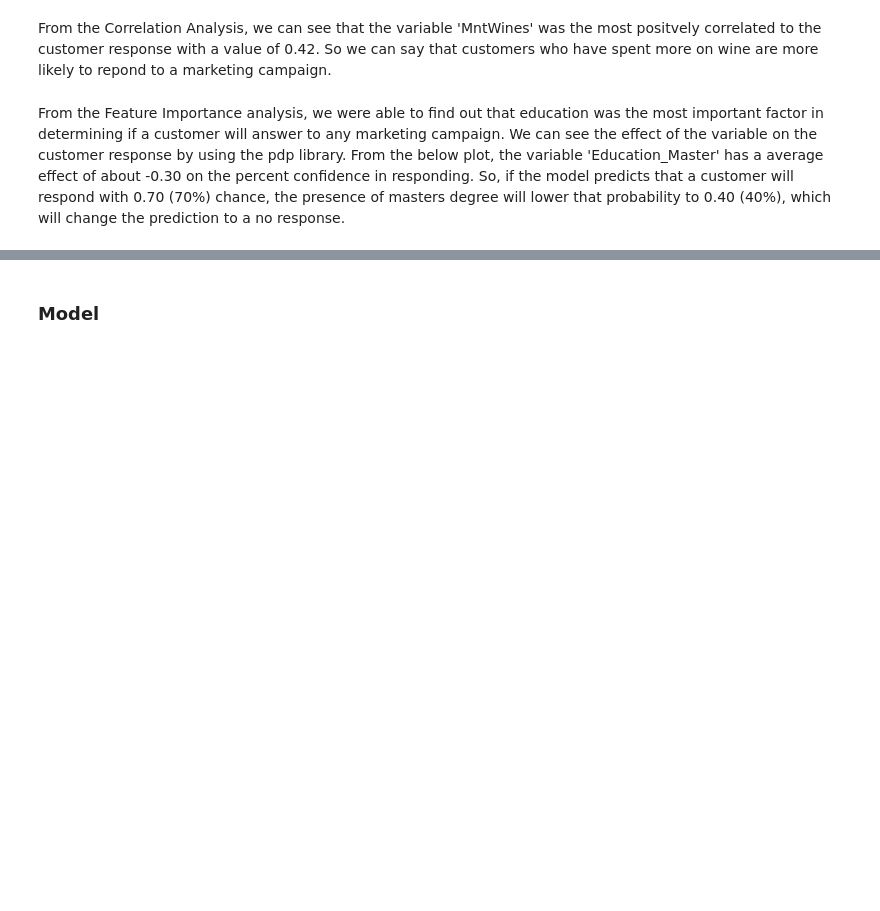
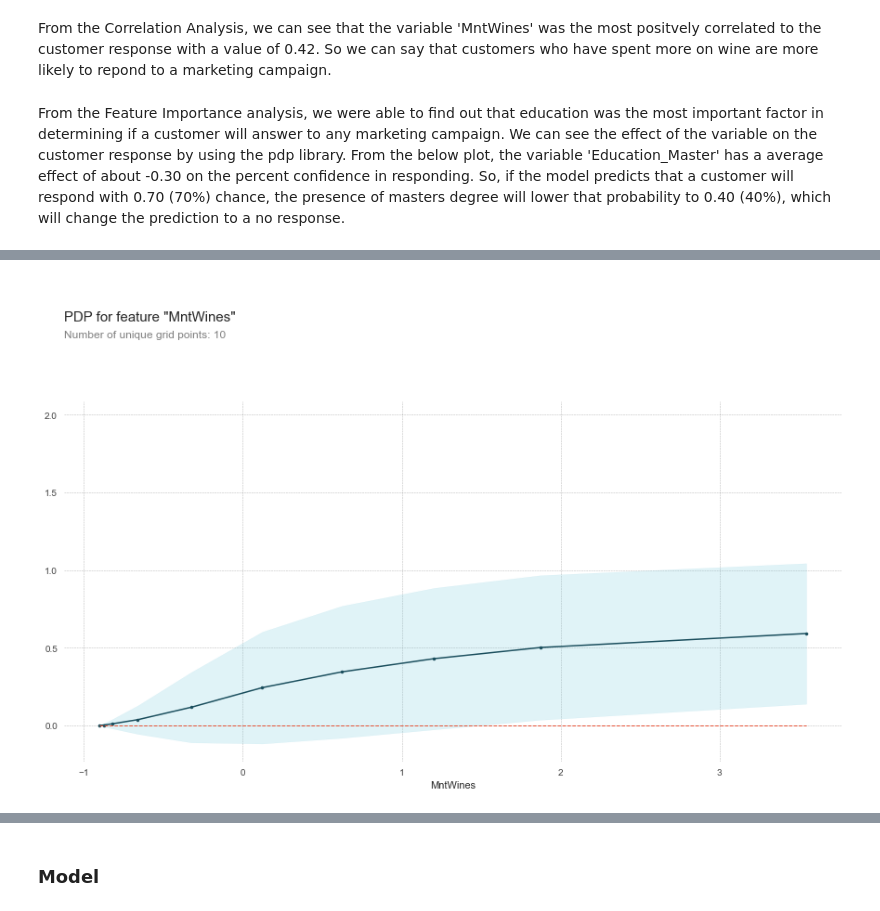
Before and after one commit to shivanidedhia/MarketingCampaign, a Jupyter notebook: ClusterChamps_Marketing_Phase2.ipynb, the cells around one changed output, grey strips where cells are left out. Drawn from its saved outputs; the diff is of its cells as text; code cells hidden in the pictures; blank space fills up the shorter version.

```diff
--- a/ClusterChamps_Marketing_Phase2.ipynb
+++ b/ClusterChamps_Marketing_Phase2.ipynb
@@ -1222,0 +1286,19 @@ plt.show()
+# %%
+
+from pdpbox import pdp, get_dataset, info_plots
+
+#specify the variables to grab from
+var_names = pd.Series(X_upsampled.columns.values)
+
+model = MLPClassifier(random_state=1, max_iter=1000)
+model.fit(X_upsampled, y_upsampled)
+
+# Create the data that we will plot
+pdp_plot = pdp.pdp_isolate(model = model, dataset = df_shuffled,
+                           model_features=var_names, feature = 'MntWines')
+
+# plot it
+pdp.pdp_plot(pdp_plot, 'MntWines')
+plt.show()
+# %% [output]
+[figure, added]
```
Also changed, not shown: parts of 45 cells of this notebook.
